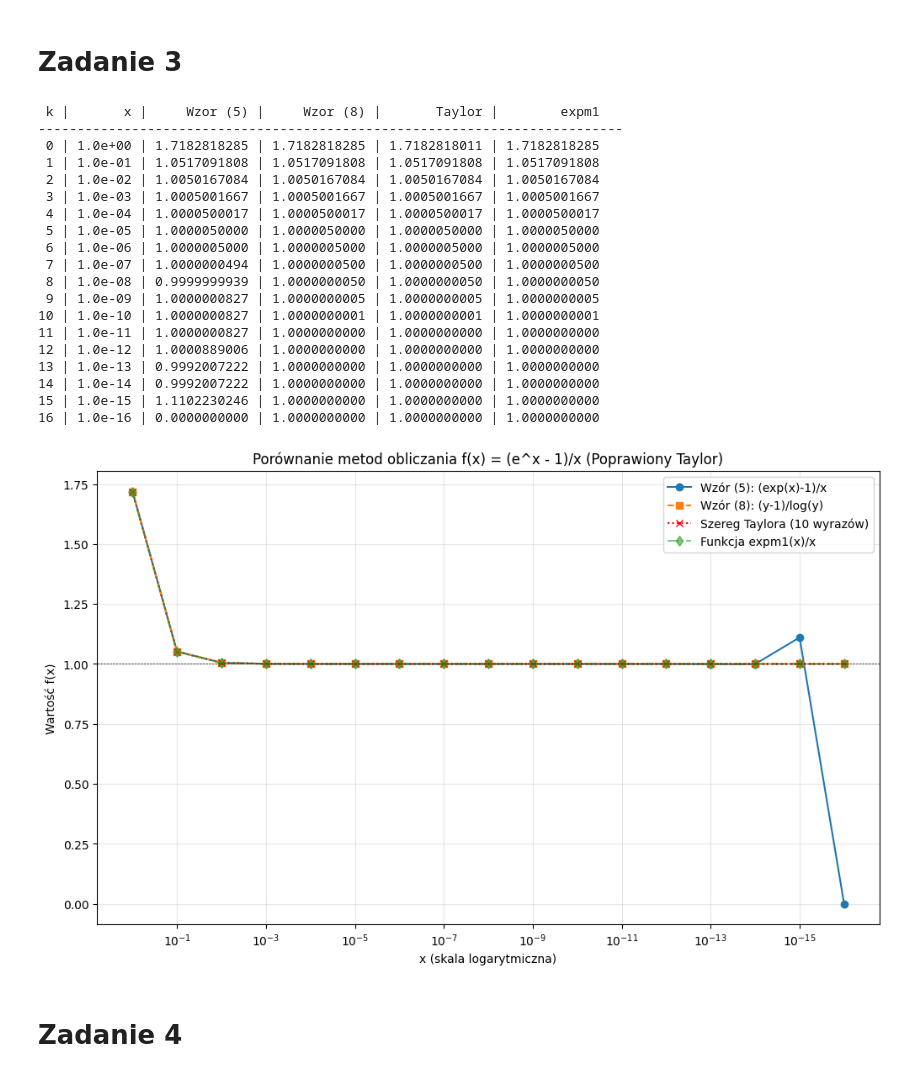
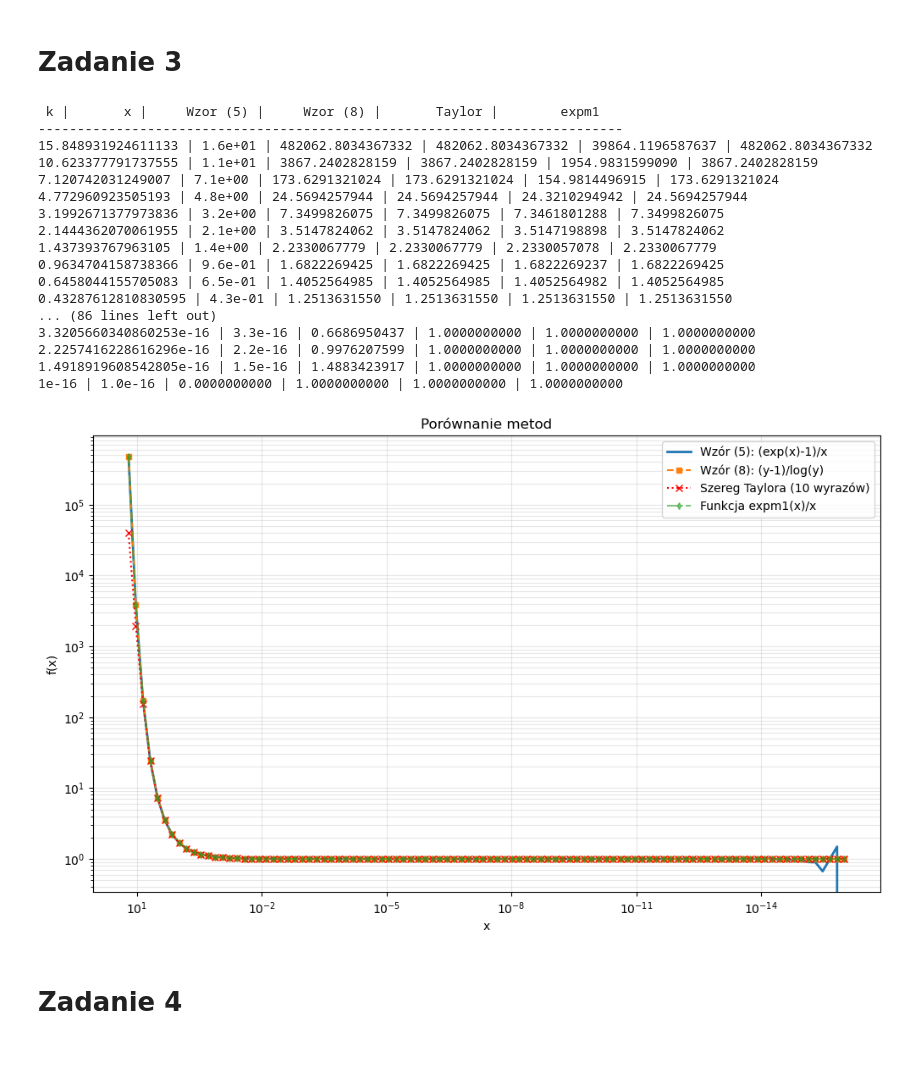
Before and after one commit to jakubstanisz/MOWNIT, a Jupyter notebook: Lab1/KodLab1.ipynb, the cells around one changed output. Saved outputs shown, nothing was run; the diff lists cells and outputs as text; code cells hidden in the pictures.

```diff
--- a/Lab1/KodLab1.ipynb
+++ b/Lab1/KodLab1.ipynb
@@ -173,62 +173,58 @@ def f3(x):
     n_terms = 10
     result = 0.0
     for i in range(n_terms):
         result += (x**i) / factorial(i + 1)
     return result
 
 def f4(x):
     if x == 0:
         return 1.0
     return np.expm1(x) / x
 
-k_vals = np.arange(0, 17)
-x_vals = 10.0**(-k_vals)
+x_vals = np.logspace(1.2, -16, 100)
 
 res1 = [f1(x) for x in x_vals]
 res2 = [f2(x) for x in x_vals]
 res3 = [f3(x) for x in x_vals]
 res4 = [f4(x) for x in x_vals]
 
 print(f"{'k':>2} | {'x':>7} | {'Wzor (5)':>12} | {'Wzor (8)':>12} | {'Taylor':>12} | {'expm1':>12}")
 print("-" * 75)
-for k, x, r1, r2, r3, r4 in zip(k_vals, x_vals, res1, res2, res3, res4):
+for k, x, r1, r2, r3, r4 in zip(x_vals, x_vals, res1, res2, res3, res4):
     print(f"{k:2} | {x:7.1e} | {r1:12.10f} | {r2:12.10f} | {r3:12.10f} | {r4:12.10f}")
 
 plt.figure(figsize=(12, 7))
-plt.semilogx(x_vals, res1, 'o-', label='Wzór (5): (exp(x)-1)/x')
-plt.semilogx(x_vals, res2, 's--', label='Wzór (8): (y-1)/log(y)')
-plt.semilogx(x_vals, res3, 'x:', label='Szereg Taylora (10 wyrazów)', color='red')
-plt.semilogx(x_vals, res4, 'd-.', label='Funkcja expm1(x)/x', alpha=0.6)
+plt.loglog(x_vals, res1, '-', label='Wzór (5): (exp(x)-1)/x', lw=2)
+plt.loglog(x_vals, res2, 's--', label='Wzór (8): (y-1)/log(y)', markersize=4)
+plt.loglog(x_vals, res3, 'x:', label='Szereg Taylora (10 wyrazów)', color='red')
+plt.loglog(x_vals, res4, 'd-.', label='Funkcja expm1(x)/x', alpha=0.6, markersize=4)
 
-plt.axhline(1.0, color='black', lw=0.5, ls='--')
-plt.xlabel('x (skala logarytmiczna)')
-plt.ylabel('Wartość f(x)')
-plt.title('Porównanie metod obliczania f(x) = (e^x - 1)/x (Poprawiony Taylor)')
+plt.xlabel('x')
+plt.ylabel('f(x)')
+plt.title('Porównanie metod')
 plt.legend()
 plt.grid(True, which="both", alpha=0.3)
 plt.gca().invert_xaxis()
 plt.show()
 # %% [output]
  k |       x |     Wzor (5) |     Wzor (8) |       Taylor |        expm1
 ---------------------------------------------------------------------------
- 0 | 1.0e+00 | 1.7182818285 | 1.7182818285 | 1.7182818011 | 1.7182818285
- 1 | 1.0e-01 | 1.0517091808 | 1.0517091808 | 1.0517091808 | 1.0517091808
- 2 | 1.0e-02 | 1.0050167084 | 1.0050167084 | 1.0050167084 | 1.0050167084
- 3 | 1.0e-03 | 1.0005001667 | 1.0005001667 | 1.0005001667 | 1.0005001667
- 4 | 1.0e-04 | 1.0000500017 | 1.0000500017 | 1.0000500017 | 1.0000500017
- 5 | 1.0e-05 | 1.0000050000 | 1.0000050000 | 1.0000050000 | 1.0000050000
- 6 | 1.0e-06 | 1.0000005000 | 1.0000005000 | 1.0000005000 | 1.0000005000
- 7 | 1.0e-07 | 1.0000000494 | 1.0000000500 | 1.0000000500 | 1.0000000500
- 8 | 1.0e-08 | 0.9999999939 | 1.0000000050 | 1.0000000050 | 1.0000000050
- 9 | 1.0e-09 | 1.0000000827 | 1.0000000005 | 1.0000000005 | 1.0000000005
-10 | 1.0e-10 | 1.0000000827 | 1.0000000001 | 1.0000000001 | 1.0000000001
-11 | 1.0e-11 | 1.0000000827 | 1.0000000000 | 1.0000000000 | 1.0000000000
-12 | 1.0e-12 | 1.0000889006 | 1.0000000000 | 1.0000000000 | 1.0000000000
-13 | 1.0e-13 | 0.9992007222 | 1.0000000000 | 1.0000000000 | 1.0000000000
-14 | 1.0e-14 | 0.9992007222 | 1.0000000000 | 1.0000000000 | 1.0000000000
-15 | 1.0e-15 | 1.1102230246 | 1.0000000000 | 1.0000000000 | 1.0000000000
-16 | 1.0e-16 | 0.0000000000 | 1.0000000000 | 1.0000000000 | 1.0000000000
+15.848931924611133 | 1.6e+01 | 482062.8034367332 | 482062.8034367332 | 39864.1196587637 | 482062.8034367332
+10.623377791737555 | 1.1e+01 | 3867.2402828159 | 3867.2402828159 | 1954.9831599090 | 3867.2402828159
+7.120742031249007 | 7.1e+00 | 173.6291321024 | 173.6291321024 | 154.9814496915 | 173.6291321024
+4.772960923505193 | 4.8e+00 | 24.5694257944 | 24.5694257944 | 24.3210294942 | 24.5694257944
+3.1992671377973836 | 3.2e+00 | 7.3499826075 | 7.3499826075 | 7.3461801288 | 7.3499826075
+2.1444362070061955 | 2.1e+00 | 3.5147824062 | 3.5147824062 | 3.5147198898 | 3.5147824062
+1.437393767963105 | 1.4e+00 | 2.2330067779 | 2.2330067779 | 2.2330057078 | 2.2330067779
+0.9634704158738366 | 9.6e-01 | 1.6822269425 | 1.6822269425 | 1.6822269237 | 1.6822269425
+0.6458044155705083 | 6.5e-01 | 1.4052564985 | 1.4052564985 | 1.4052564982 | 1.4052564985
+0.43287612810830595 | 4.3e-01 | 1.2513631550 | 1.2513631550 | 1.2513631550 | 1.2513631550
+... (86 lines left out)
+3.3205660340860253e-16 | 3.3e-16 | 0.6686950437 | 1.0000000000 | 1.0000000000 | 1.0000000000
+2.2257416228616296e-16 | 2.2e-16 | 0.9976207599 | 1.0000000000 | 1.0000000000 | 1.0000000000
+1.4918919608542805e-16 | 1.5e-16 | 1.4883423917 | 1.0000000000 | 1.0000000000 | 1.0000000000
+1e-16 | 1.0e-16 | 0.0000000000 | 1.0000000000 | 1.0000000000 | 1.0000000000
-[figure, old version]
+[figure, new version]
 # %% [markdown]
 # Zadanie 4
 # %%
```
Also changed, not shown: 4 other files.
